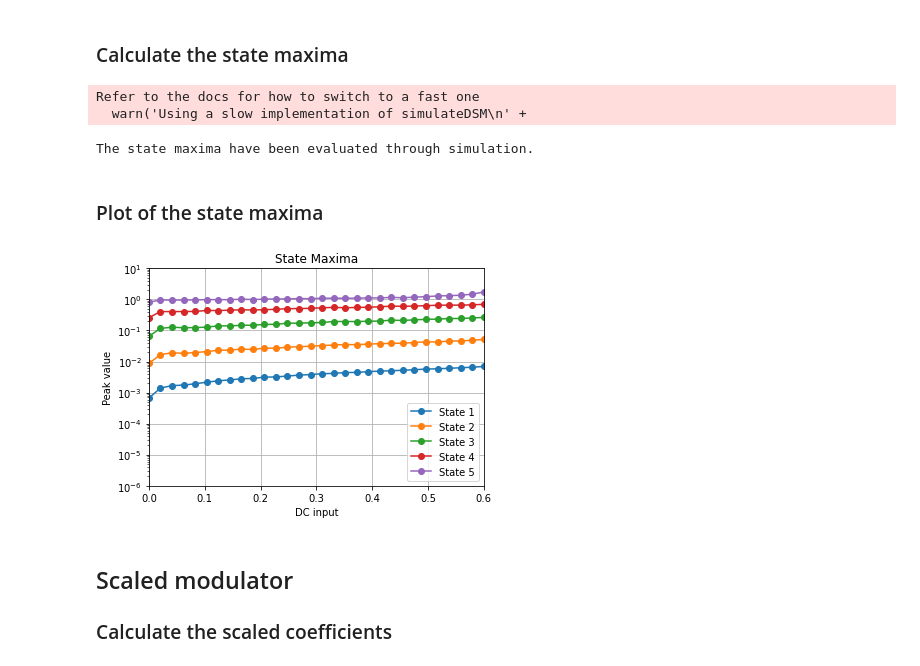
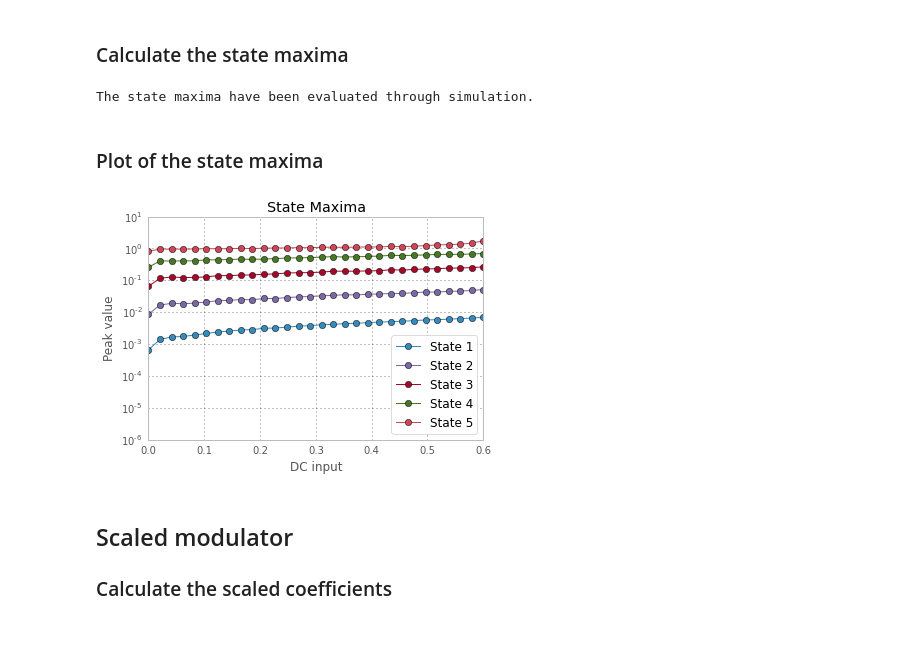
Before and after one commit to ggventurini/python-deltasigma, a Jupyter notebook: examples/dsdemo3.ipynb, the cells around one changed output. Cells and saved outputs as stored; diff of their text form; code cells hidden in the pictures; blank space fills up the shorter version.

```diff
--- a/examples/dsdemo3.ipynb
+++ b/examples/dsdemo3.ipynb
@@ -108,7 +105,7 @@ t
 # %%
 ABCD = stuffABCD(a, g, b, c);
 u = np.linspace(0, 0.6, 30);
-N = 10000;
+N = 1e4;
 T = np.ones((1, N))
 maxima = np.zeros((order, len(u)))
 for i in range(len(u)):
@@ -124,21 +121,19 @@ for i in range(len(u)):
 prescale_maxima = np.copy(maxima)
 print('The state maxima have been evaluated through simulation.')
 # %% [output]
-Refer to the docs for how to switch to a fast one
-  warn('Using a slow implementation of simulateDSM\n' +
+The state maxima have been evaluated through simulation.
-The state maxima have been evaluated through simulation.
 # %% [markdown]
 ### Plot of the state maxima
 # %%
 for i in range(order):
-    plt.semilogy(u, maxima[i, :], 'o-', label=('State %d' % (i+1)))
+    semilogy(u, maxima[i, :], 'o-', label=('State %d' % (i+1)))
 
-plt.grid(True)
-plt.title('State Maxima'); plt.ylabel('Peak value'); plt.xlabel('DC input')
-plt.xlim([0, 0.6]); plt.ylim([1e-6, 10]);
-plt.legend(loc=4);
+grid(True)
+title('State Maxima'); ylabel('Peak value'); xlabel('DC input')
+xlim([0, 0.6]); ylim([1e-6, 10]);
+legend(loc=4);
 # %% [output]
-[figure, old version]
+[figure, new version]
 # %% [markdown]
 ## Scaled modulator
 ### Calculate the scaled coefficients
```
Also changed, not shown: parts of 9 cells of this notebook.
